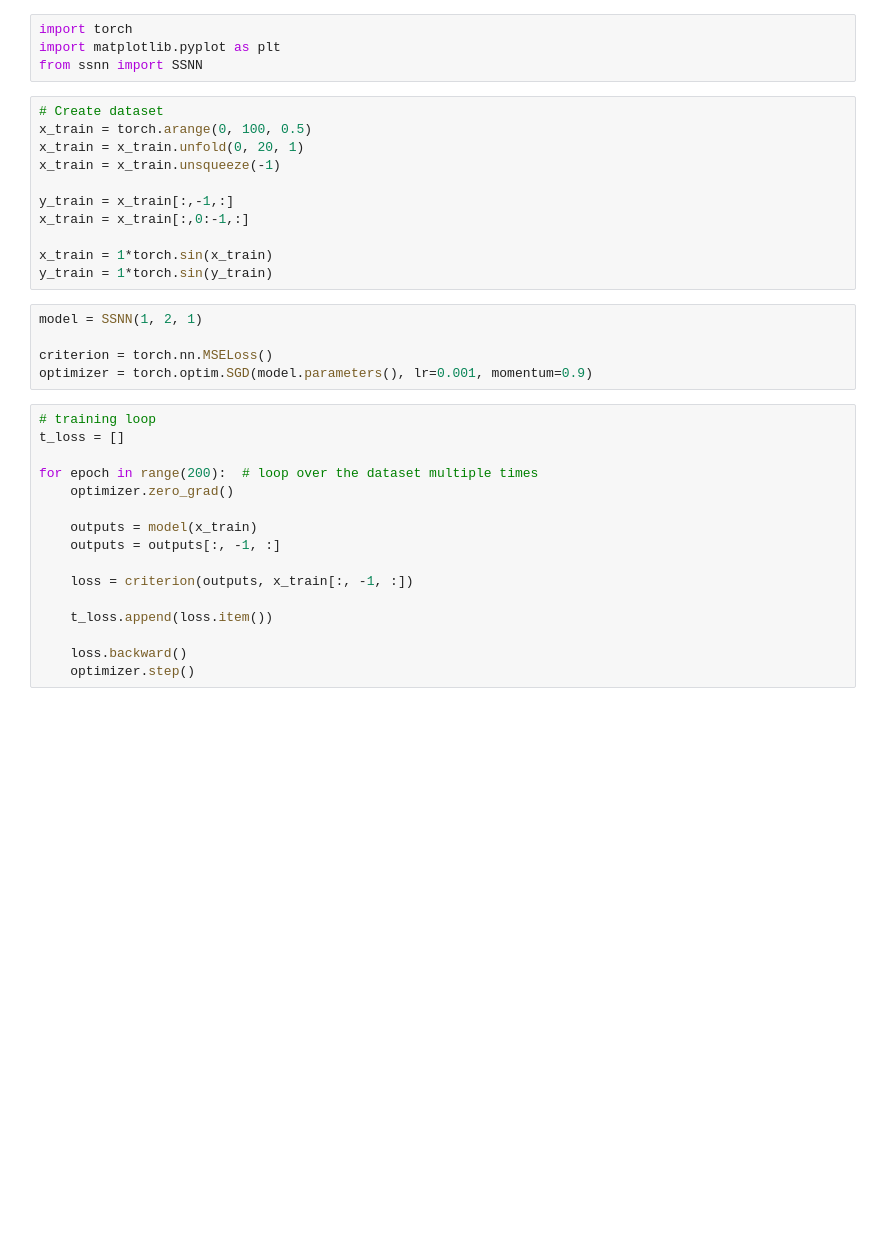
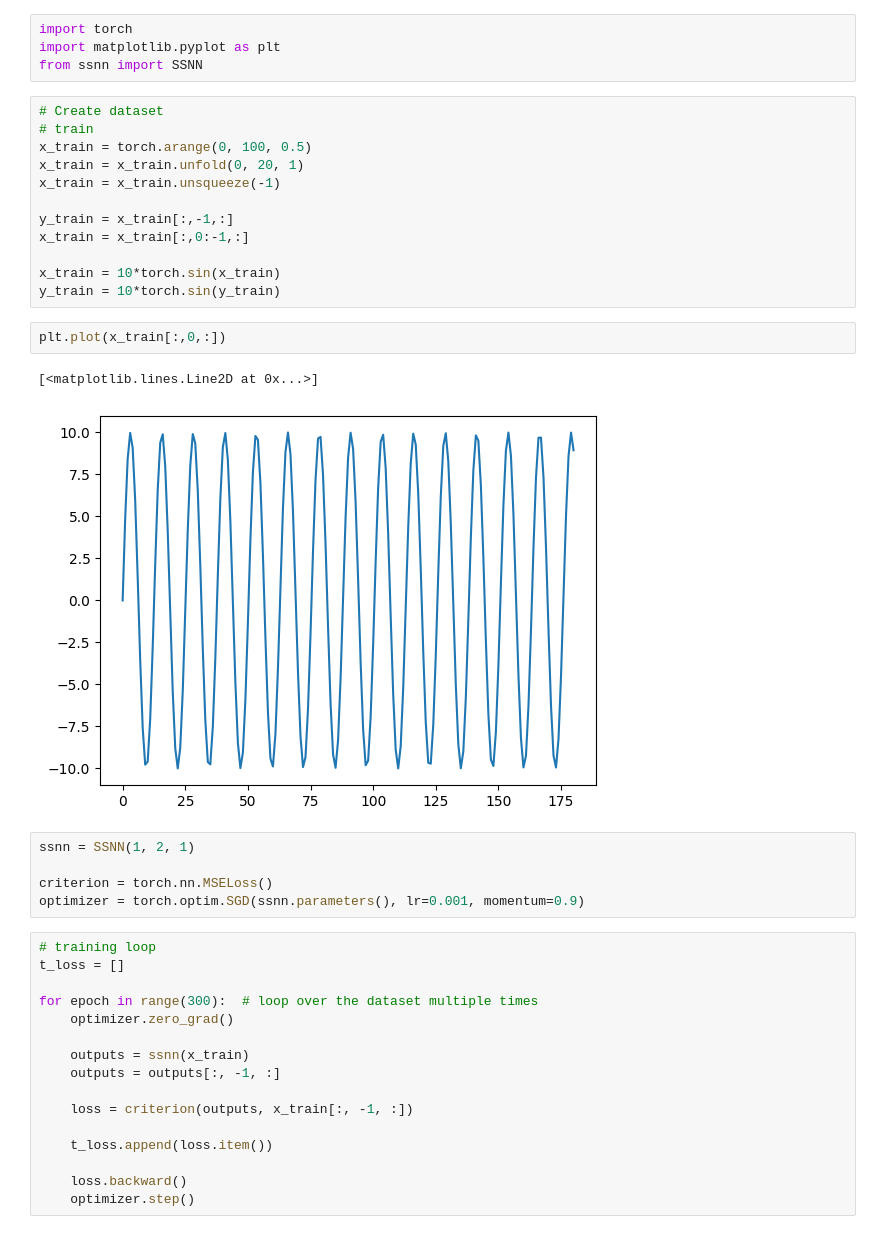
Before and after one commit to ma-ath/ssnn, a Jupyter notebook: ssnn_test.ipynb, the cells around one changed output. Saved outputs shown, nothing was run; the diff lists cells and outputs as text; blank space fills up the shorter version.

```diff
--- a/ssnn_test.ipynb
+++ b/ssnn_test.ipynb
@@ -4,6 +7,7 @@ import matplotlib.pyplot as plt
 from ssnn import SSNN
 # %%
 # Create dataset
+# train
 x_train = torch.arange(0, 100, 0.5)
 x_train = x_train.unfold(0, 20, 1)
 x_train = x_train.unsqueeze(-1)
@@ -11,21 +15,26 @@ x_train = x_train.unsqueeze(-1)
 y_train = x_train[:,-1,:]
 x_train = x_train[:,0:-1,:]
 
-x_train = 1*torch.sin(x_train)
-y_train = 1*torch.sin(y_train)
+x_train = 10*torch.sin(x_train)
+y_train = 10*torch.sin(y_train)
+# %%
+plt.plot(x_train[:,0,:])
+# %% [output]
+[<matplotlib.lines.Line2D at 0x...>]
+[figure, added]
 # %%
-model = SSNN(1, 2, 1)
+ssnn = SSNN(1, 2, 1)
 
 criterion = torch.nn.MSELoss()
-optimizer = torch.optim.SGD(model.parameters(), lr=0.001, momentum=0.9)
+optimizer = torch.optim.SGD(ssnn.parameters(), lr=0.001, momentum=0.9)
 # %%
 # training loop
 t_loss = []
 
-for epoch in range(200):  # loop over the dataset multiple times
+for epoch in range(300):  # loop over the dataset multiple times
     optimizer.zero_grad()
 
-    outputs = model(x_train)
+    outputs = ssnn(x_train)
     outputs = outputs[:, -1, :]
 
     loss = criterion(outputs, x_train[:, -1, :])
```
Also changed, not shown: parts of 9 cells of this notebook.
